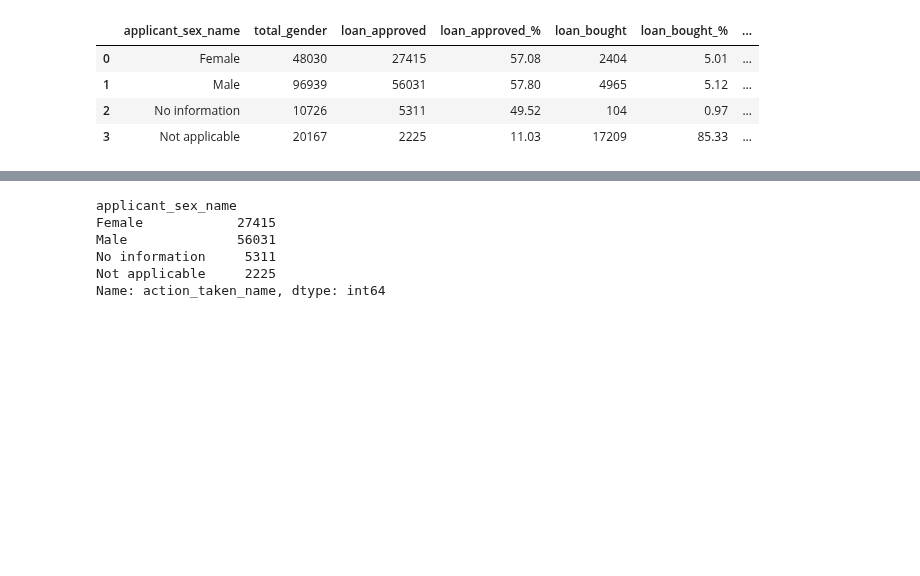
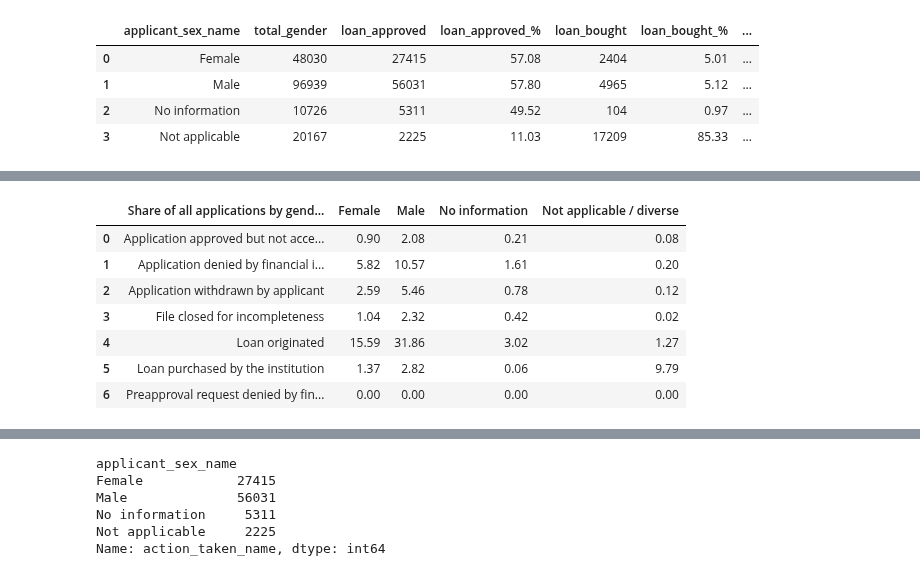
Before and after one commit to DJ1070/Darlehensanfragen, a Jupyter notebook: exploration.ipynb, the cells around one changed output, grey strips where cells are left out. Drawn from its saved outputs; the diff is of its cells as text; code cells hidden in the pictures; blank space fills up the shorter version.

```diff
--- a/exploration.ipynb
+++ b/exploration.ipynb
@@ -242,3 +238,14 @@ def bank_action(task):
+# %%
+bank_action(2)
+# %% [output]
+|  | Share of all applications by gend... | Female | Male | No information | Not applicable / diverse |
+| 0 | Application approved but not acce... | 0.90 | 2.08 | 0.21 | 0.08 |
+| 1 | Application denied by financial i... | 5.82 | 10.57 | 1.61 | 0.20 |
+| 2 | Application withdrawn by applicant | 2.59 | 5.46 | 0.78 | 0.12 |
+| 3 | File closed for incompleteness | 1.04 | 2.32 | 0.42 | 0.02 |
+| 4 | Loan originated | 15.59 | 31.86 | 3.02 | 1.27 |
+| 5 | Loan purchased by the institution | 1.37 | 2.82 | 0.06 | 9.79 |
+| 6 | Preapproval request denied by fin... | 0.00 | 0.00 | 0.00 | 0.00 |
 # %%
 bank_action(3)
 # %% [output]
```
Also changed, not shown: parts of 7 cells of this notebook, 2 other files.
